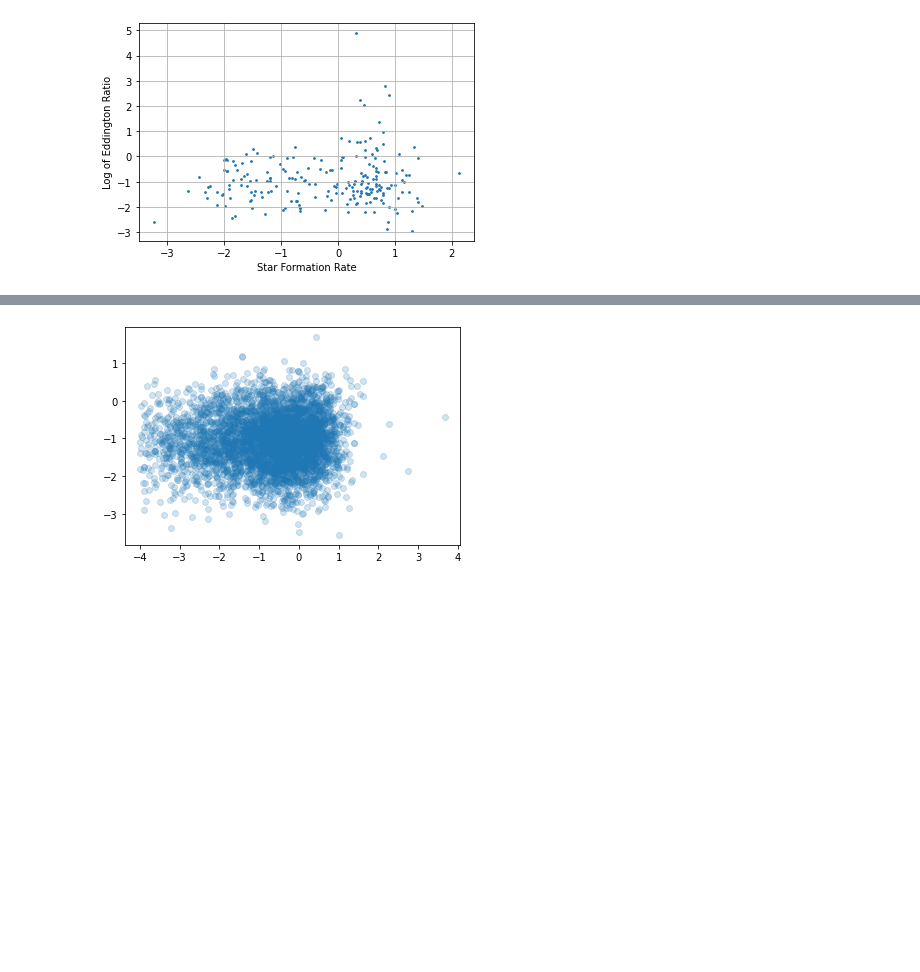
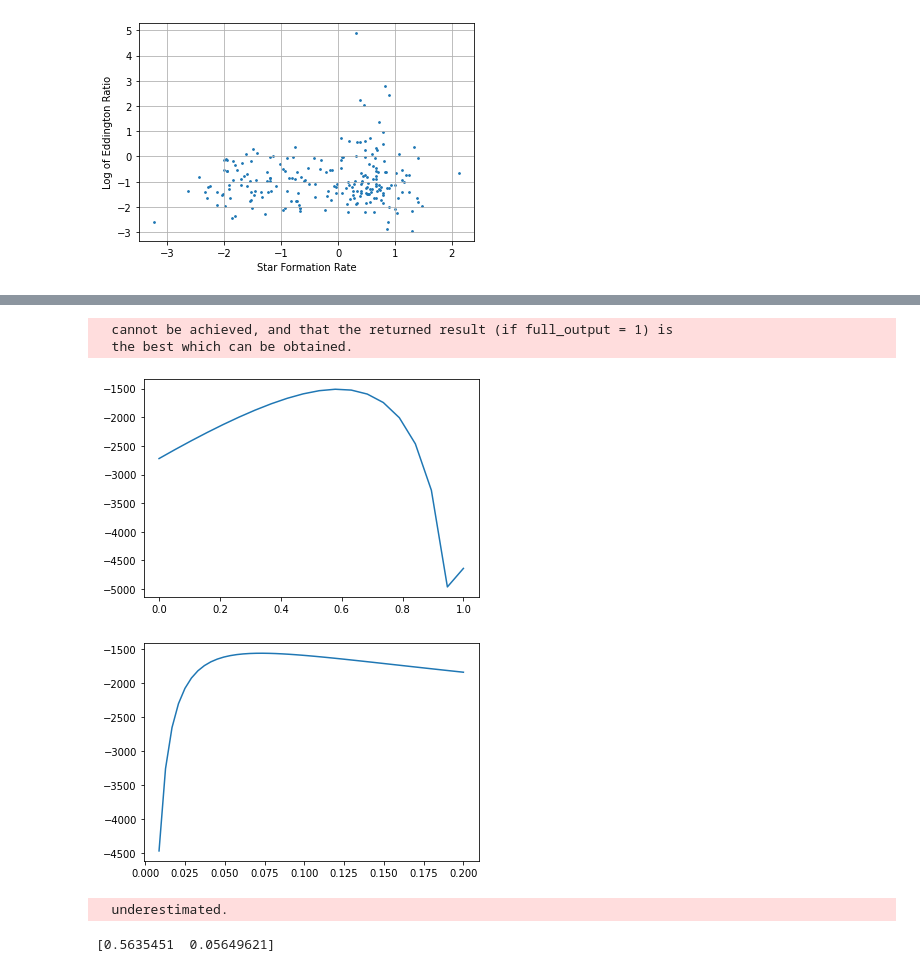
Before and after one commit to arjuns2197/Active-Galactic-Nuclei, a Jupyter notebook: agn.ipynb, the cells around one changed output, grey strips where cells are left out. Cells and saved outputs as stored; diff of their text form; code cells hidden in the pictures; blank space fills up the shorter version.

```diff
--- a/agn.ipynb
+++ b/agn.ipynb
@@ -446,7 +404 @@ print(result.x)
-# %%
-a = np.random.normal(result.x[0],result.x[1],len(star_formation_rate[indices]))
-plt.scatter(star_formation_rate[indices],a,alpha=0.2)
-plt.show()
-# %% [output]
-[figure, removed]
 # %%
@@ -457,31 +410,68 @@ def Schechter(x, alpha, lambda_star):
   return p_Xi
+# %%
+def normalisation(alpha  , lambda_star):
+  temp= integrate.quad(lambda z: Schechter(z,alpha,lambda_star), lambda_min, inf )[0]
+  return 1/temp
 # %%
 # Maximum Likelihood Estimate
 
 def ln_p_sch(theta): # Likelihood Function
   alpha = theta[0]
   lambda_star = theta[1]
-  p_Xi= Schechter(np.log10(lambda_),alpha,lambda_star)
+  p_Xi= normalisation(alpha, lambda_star)*Schechter(lambda_,alpha,lambda_star)
   ln_p_x = np.log(p_Xi).sum()
 
 
-  xlo = -4.
-  xhi = 4.
-  n = 100000
+  xlo = lambda_min
+  xhi = 1000.
+  n = 1000000
+
   dx = (xhi - xlo) / np.float32(n)
   x = xlo + dx * (np.arange(n, dtype=np.float32) + 0.5)
-  f = Schechter(x,mean,std)
+  f = normalisation(alpha, lambda_star)*Schechter(x,alpha,lambda_star)
 
   xs = x + 0.5*dx
   cf = f.cumsum() * dx
-  indices_nan= np.where(np.log10(lambda_lim)== np.nan)
 
-  import scipy.interpolate
+  import scipy
 
   intcf = scipy.interpolate.interp1d(xs, cf, kind='cubic', assume_sorted=False, bounds_error=False, fill_value='extrapolate')
-  ln_p_x = ln_p_x+ np.log(intcf(np.log10(lambda_lim[indices_nan]))).sum()
+  ln_p_x = ln_p_x+ np.log(intcf(lambda_lim)).sum()
+
 
   return ln_p_x
 
 def ln_p_sch_maxi(theta):
-  return -1*ln_p_1(theta)
+  return -1*ln_p_sch(theta)
+# %%
+fig, ax = plt.subplots()
+alphas = np.linspace(0,1,20)
+arr_sch = np.zeros(len(alphas))
+for i in range(len(alphas)):
+  if ln_p_sch([alphas[i],1]) != np.nan and ln_p_sch([alphas[i],1]) != inf:
+    arr_sch[i] = ln_p_sch([alphas[i],0.06779434])
+ax.plot(alphas,arr_sch)
+
+fig, ax = plt.subplots()
+lam_stars = np.linspace(0.0005,0.2,50)
+arr_sch1 = np.zeros(len(lam_stars))
+for i in range(len(lam_stars)):
+  if ln_p_sch([0.66237497,lam_stars[i]]) != np.nan and ln_p_sch([0.66237497,lam_stars[i]]) != inf:
+    arr_sch1[i] = ln_p_sch([0.66237497,lam_stars[i]])
+ax.plot(lam_stars,arr_sch1)
+plt.show()
+# %% [output]
+  cannot be achieved, and that the returned result (if full_output = 1) is
+  the best which can be obtained.
+[figure, added]
+[figure, added]
+# %%
+from scipy.optimize import minimize
+alpha_start = 0.5
+lambdastr_start = 1
+theta_start = [alpha_start,lambdastr_start]
+result = minimize(ln_p_sch_maxi,theta_start, method= 'Nelder-Mead')
+print(result.x)
+# %% [output]
+  underestimated.
+[0.5635451  0.05649621]
```
Also changed, not shown: parts of 11 cells of this notebook.
